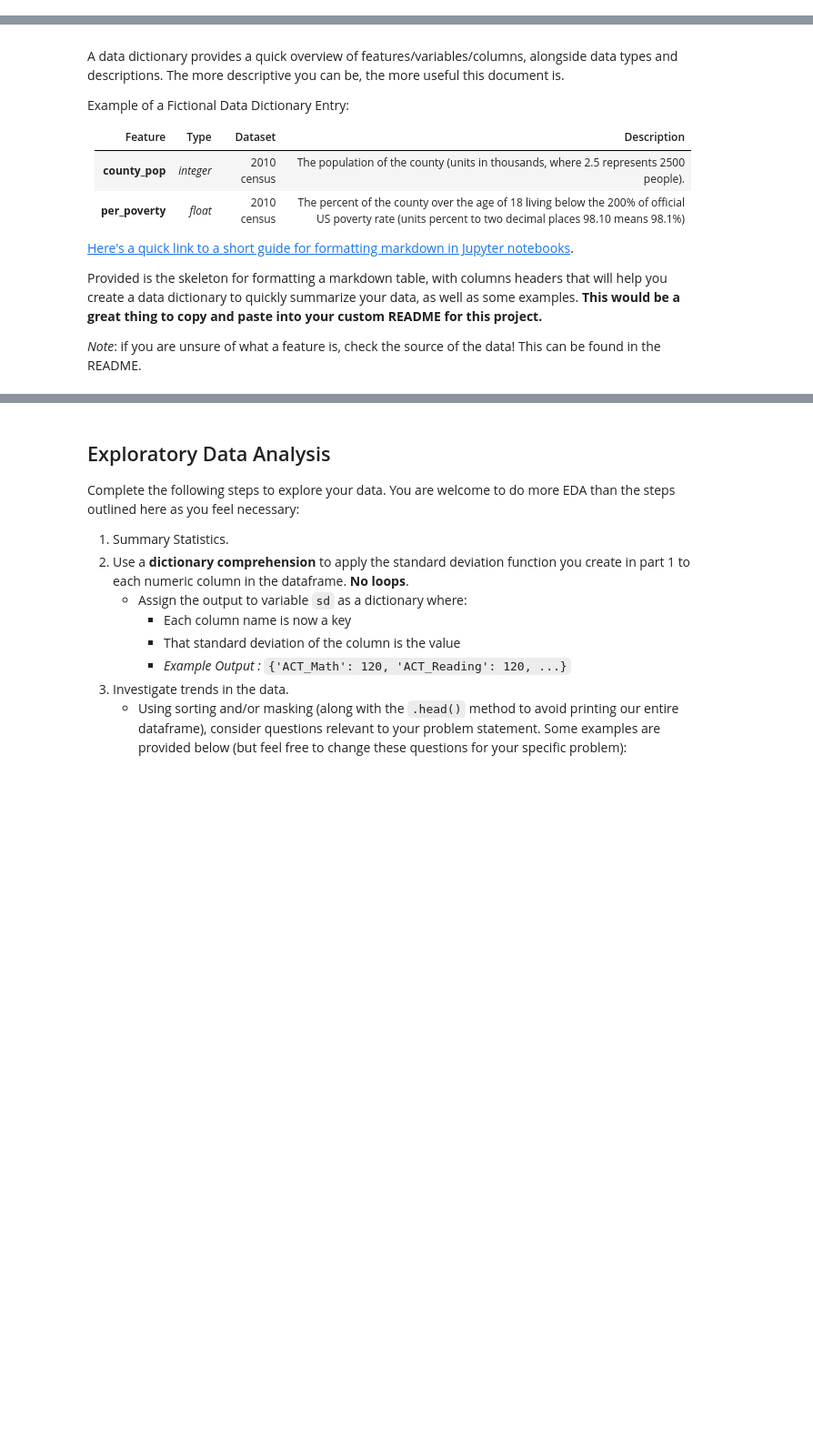
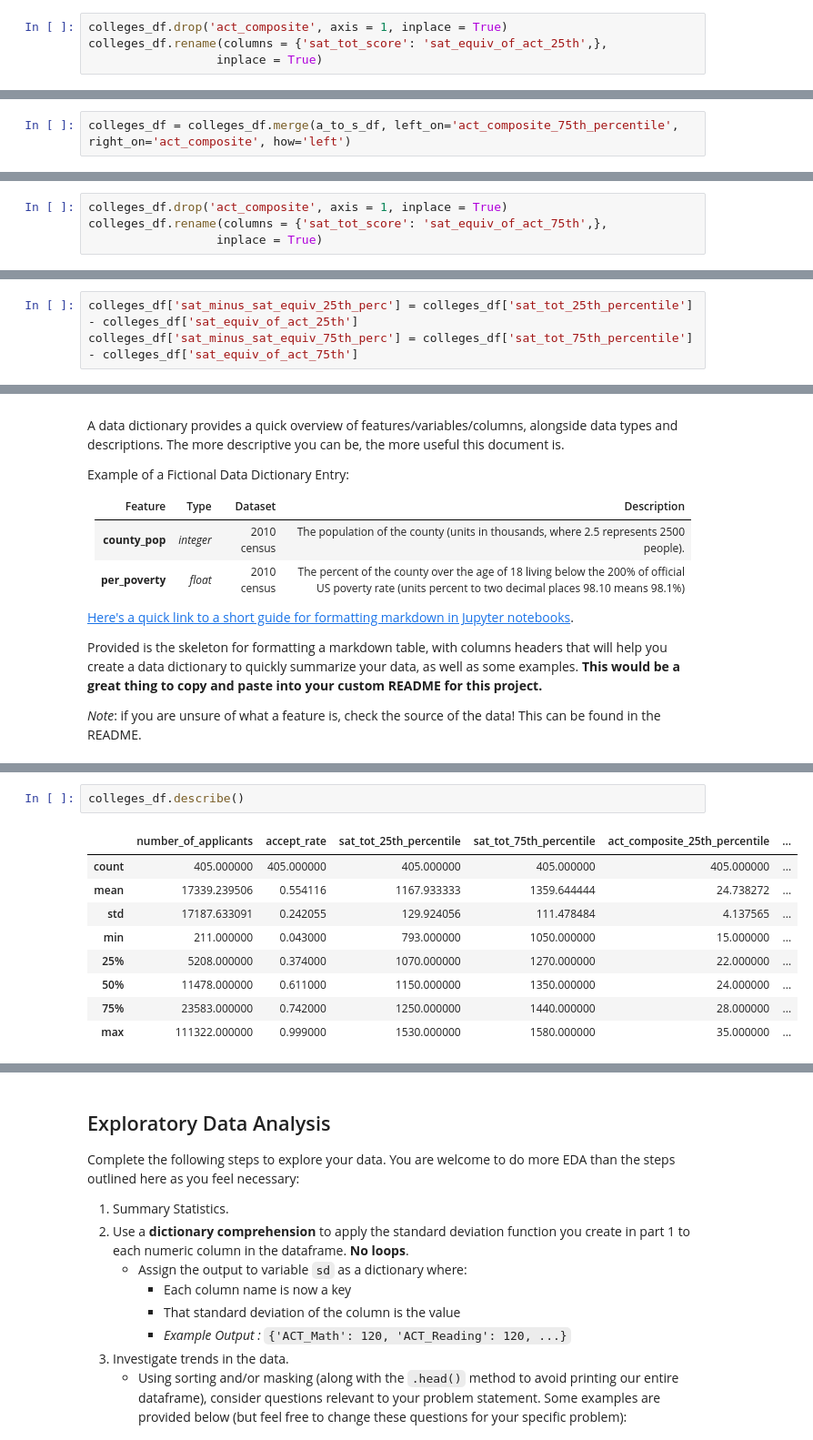
Before and after one commit to lmdunn/actsat, a Jupyter notebook: code/loren-starter-code.ipynb, the cells around one changed output, grey strips where cells are left out. Shown at 91% size. Drawn from its saved outputs; the diff is of its cells as text; blank space fills up the shorter version.

```diff
--- a/code/loren-starter-code.ipynb
+++ b/code/loren-starter-code.ipynb
@@ -1196,0 +1229,4 @@ DO THIS AFTER CLEANING UP SAT AND ACT TABLES
+# %%
+colleges_df.drop('act_composite', axis = 1, inplace = True)
+colleges_df.rename(columns = {'sat_tot_score': 'sat_equiv_of_act_25th',},
+                  inplace = True)
@@ -1196,0 +1242,2 @@ DO THIS AFTER CLEANING UP SAT AND ACT TABLES
+# %%
+colleges_df = colleges_df.merge(a_to_s_df, left_on='act_composite_75th_percentile', right_on='act_composite', how='left')
@@ -1196,0 +1253,4 @@ DO THIS AFTER CLEANING UP SAT AND ACT TABLES
+# %%
+colleges_df.drop('act_composite', axis = 1, inplace = True)
+colleges_df.rename(columns = {'sat_tot_score': 'sat_equiv_of_act_75th',},
+                  inplace = True)
@@ -1196,0 +1270,3 @@ DO THIS AFTER CLEANING UP SAT AND ACT TABLES
+# %%
+colleges_df['sat_minus_sat_equiv_25th_perc'] = colleges_df['sat_tot_25th_percentile'] - colleges_df['sat_equiv_of_act_25th']
+colleges_df['sat_minus_sat_equiv_75th_perc'] = colleges_df['sat_tot_75th_percentile'] - colleges_df['sat_equiv_of_act_75th']
@@ -1221,0 +1400,12 @@ Provided is the skeleton for formatting a markdown table, with columns headers t
+# %%
+colleges_df.describe()
+# %% [output]
+|  | number_of_applicants | accept_rate | sat_tot_25th_percentile | sat_tot_75th_percentile | act_composite_25th_percentile | ... |
+| count | 405.000000 | 405.000000 | 405.000000 | 405.000000 | 405.000000 | ... |
+| mean | 17339.239506 | 0.554116 | 1167.933333 | 1359.644444 | 24.738272 | ... |
+| std | 17187.633091 | 0.242055 | 129.924056 | 111.478484 | 4.137565 | ... |
+| min | 211.000000 | 0.043000 | 793.000000 | 1050.000000 | 15.000000 | ... |
+| 25% | 5208.000000 | 0.374000 | 1070.000000 | 1270.000000 | 22.000000 | ... |
+| 50% | 11478.000000 | 0.611000 | 1150.000000 | 1350.000000 | 24.000000 | ... |
+| 75% | 23583.000000 | 0.742000 | 1250.000000 | 1440.000000 | 28.000000 | ... |
+| max | 111322.000000 | 0.999000 | 1530.000000 | 1580.000000 | 35.000000 | ... |
```
Also changed, not shown: parts of 72 cells of this notebook, 2 other files.
